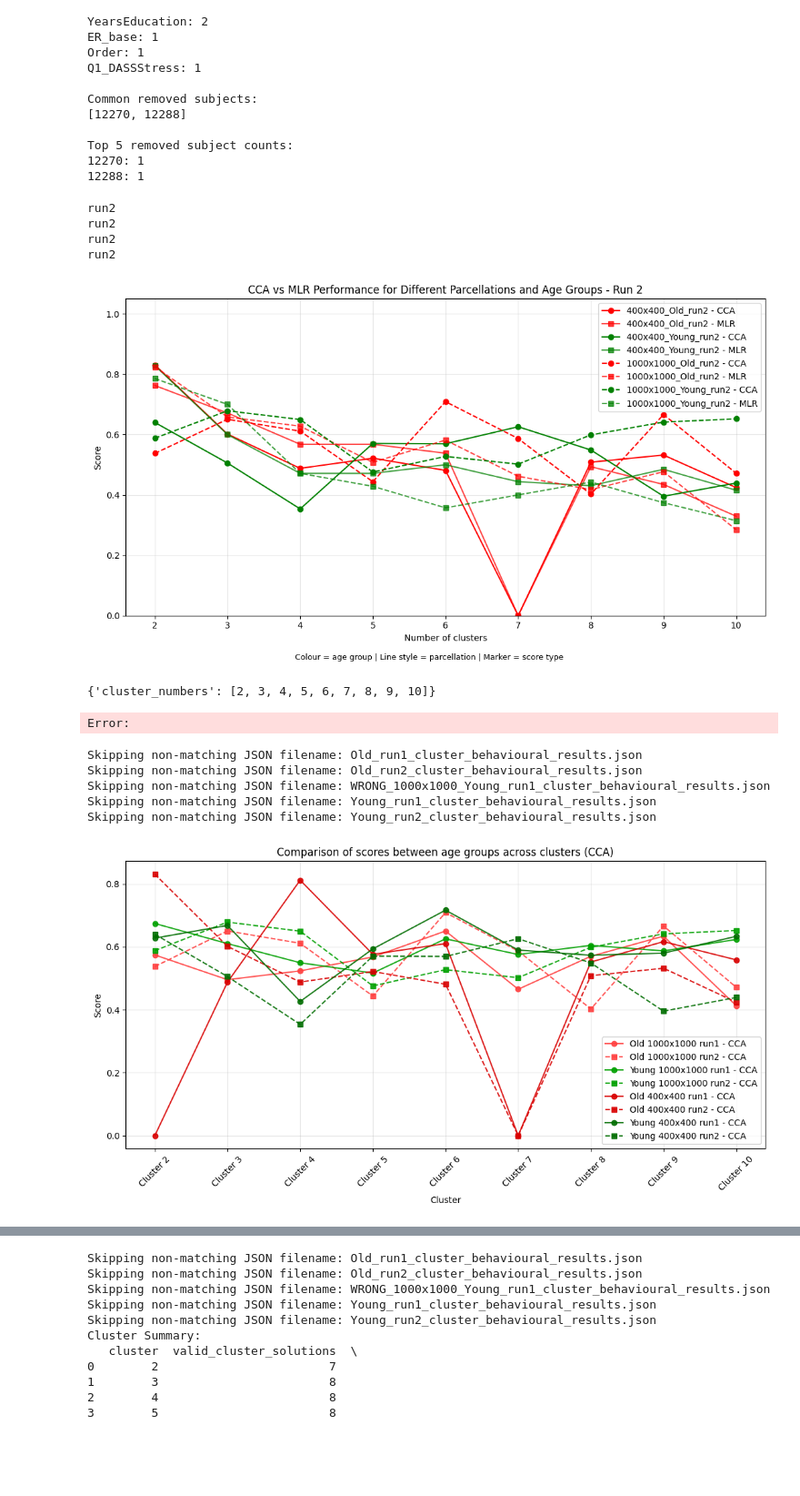
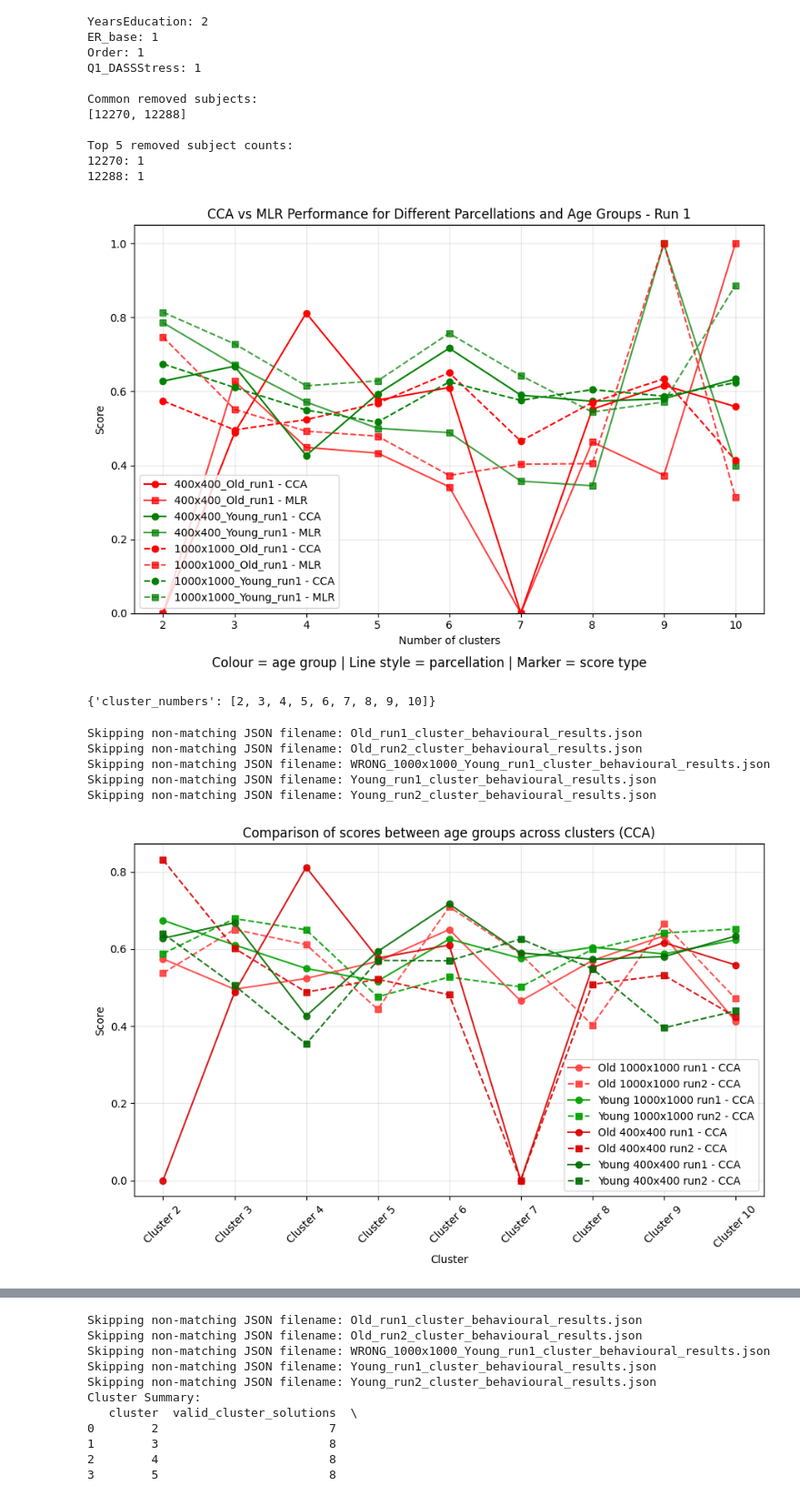
Before and after one commit to Oddrne/Master-Thesis-Autoencoder-and-UMAP-clustering-on-functional-connectivity, a Jupyter notebook: main.ipynb, the cells around one changed output, grey strips where cells are left out. Shown at 91% size. Saved outputs shown, nothing was run; the diff lists cells and outputs as text; code cells hidden in the pictures; blank space fills up the shorter version.

```diff
--- a/main.ipynb
+++ b/main.ipynb
@@ -694,7 +770,7 @@ Top 5 removed subject counts:
 #
 from Evaluate_models_clean import plot_cca_mlr_multiple_runs
 
-run = 2
+run = 1
 
 old_400 = fr"Results\\400x400_Old_run{run}_cluster_behavioural_results.json"
 young_400 = fr"Results\\400x400_Young_run{run}_cluster_behavioural_results.json"
@@ -705,32 +781,29 @@ list_of_json_paths = [old_400, young_400, old_1000, young_1000]
 plot_cca_mlr_multiple_runs(
     json_paths=list_of_json_paths,
     title=f"CCA vs MLR Performance for Different Parcellations and Age Groups - Run {run}",
-    save_path=f"Figures\\Comparison young and old\\Comparison_parcellations_and_age_groups_run{run}.png")
+    save_path=f"Figures\\Comparison young and old\\Comparison_parcellations_and_age_groups_run{run}.png",
+    figsize=(9, 6)
+    )
 # %% [output]
+[figure, new version]
-run2
-run2
-run2
-run2
+{'cluster_numbers': [2, 3, 4, 5, 6, 7, 8, 9, 10]}
-[figure, old version]
-{'cluster_numbers': [2, 3, 4, 5, 6, 7, 8, 9, 10]}
-Error:
 # %%
 from Evaluate_models_clean import plot_compare_ages_across_clusters
 
 # "mlr_removed_subjects_results:mean_accuracy"
 # "cca_removed_subjects_results:cv_mean_cc"
 metric_to_use = "cca_removed_subjects_results:cv_mean_cc"
 
 save_path = rf"Figures\\Comparison young and old\\Compare_CCA_between_ages_across_clusters.png"
 
-results = plot_compare_ages_across_clusters(metric_to_use=metric_to_use, save_path=save_path)
+results = plot_compare_ages_across_clusters(metric_to_use=metric_to_use, figsize=(9,6), save_path=save_path)
 # %% [output]
 Skipping non-matching JSON filename: Old_run1_cluster_behavioural_results.json
 Skipping non-matching JSON filename: Old_run2_cluster_behavioural_results.json
 Skipping non-matching JSON filename: WRONG_1000x1000_Young_run1_cluster_behavioural_results.json
 Skipping non-matching JSON filename: Young_run1_cluster_behavioural_results.json
 Skipping non-matching JSON filename: Young_run2_cluster_behavioural_results.json
-[figure, old version]
+[figure, new version]
 # %%
 from Evaluate_models_clean import plot_silhouette_age_comparison_all_runs, plot_silhouette_parcellation_comparison_all_runs
 
```
Also changed, not shown: parts of 16 cells of this notebook, 4 other files.
